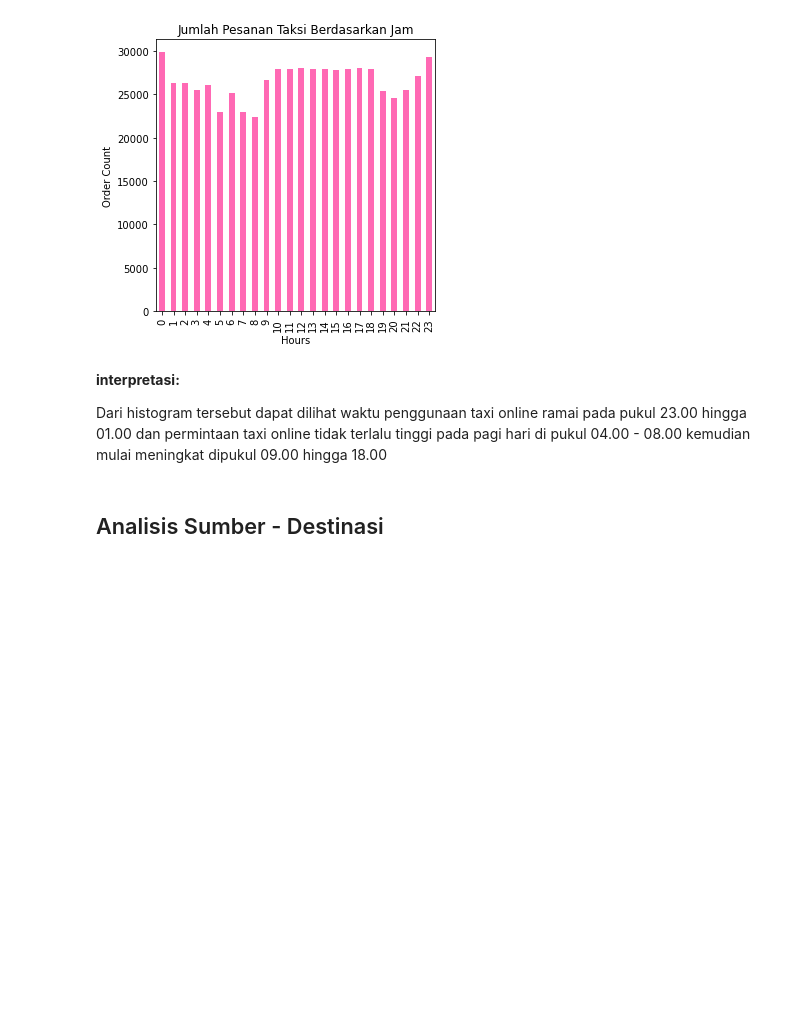
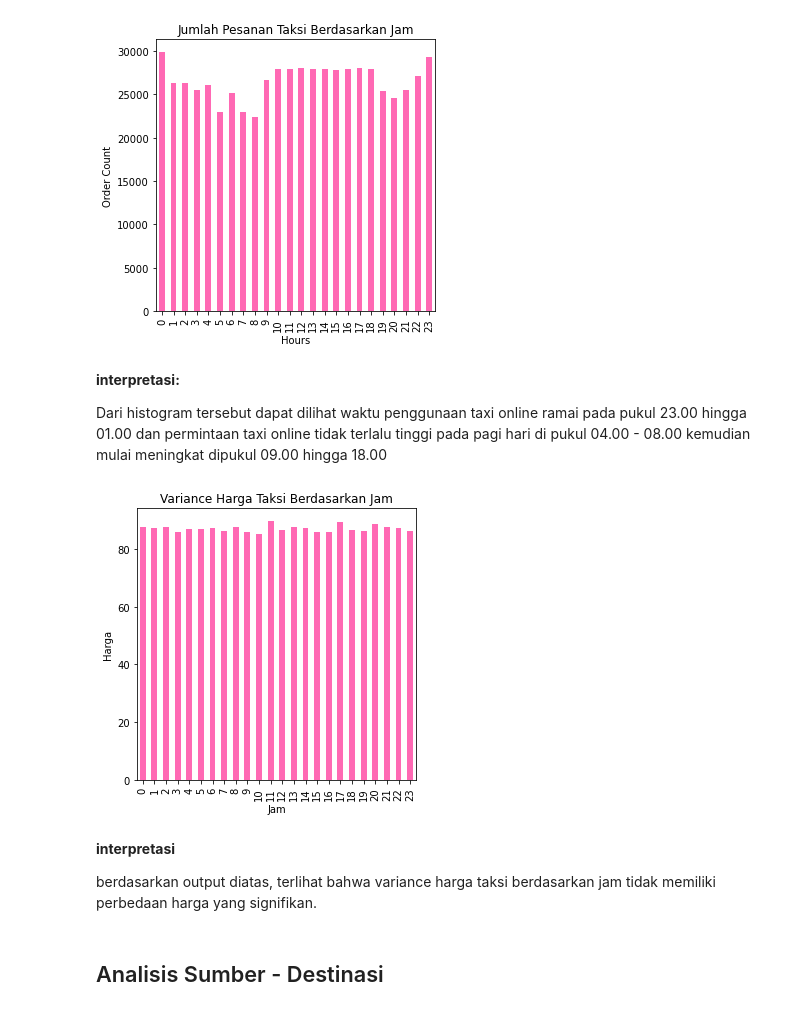
Before and after one commit to safrip2/FinalProject1_PYTN, a Jupyter notebook: Final Project 1.ipynb, the cells around one changed output. Saved outputs shown, nothing was run; the diff lists cells and outputs as text; code cells hidden in the pictures; blank space fills up the shorter version.

```diff
--- a/Final Project 1.ipynb
+++ b/Final Project 1.ipynb
@@ -280,6 +289,25 @@ plt.show()
 **interpretasi:**
 
 Dari histogram tersebut dapat dilihat waktu penggunaan taxi online ramai pada pukul 23.00 hingga 01.00 dan permintaan taxi online tidak terlalu tinggi pada pagi hari di pukul 04.00 - 08.00 kemudian mulai meningkat dipukul 09.00 hingga 18.00
+# %%
+#plot variance taksi berdasarkan jam
+
+df_hour = df.pivot_table(
+    index='hour',
+    values='price',
+    aggfunc=statistics.variance
+)
+df_hour.plot(kind='bar', color='hotpink', figsize=(5, 5), legend=None)
+plt.title('Variance Harga Taksi Berdasarkan Jam')
+plt.ylabel('Harga')
+plt.xlabel('Jam')
+plt.show()
+# %% [output]
+[figure, added]
+# %% [markdown]
+**interpretasi**
+
+berdasarkan output diatas, terlihat bahwa variance harga taksi berdasarkan jam tidak memiliki perbedaan harga yang signifikan.
 # %% [markdown]
 ## Analisis Sumber - Destinasi
 # %%
```
Also changed, not shown: parts of 52 cells of this notebook.
